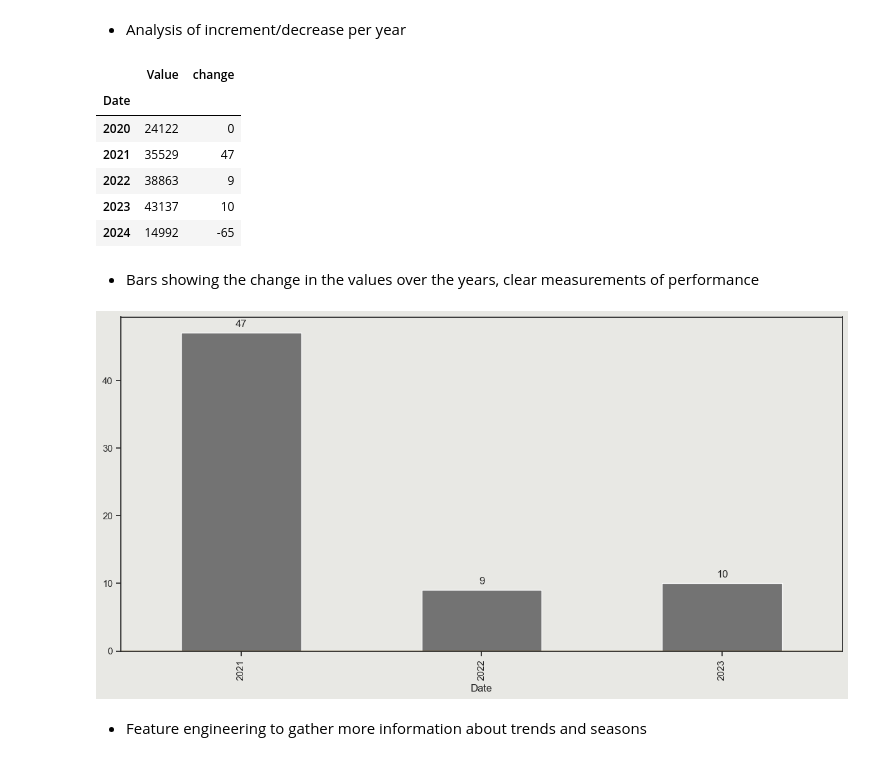
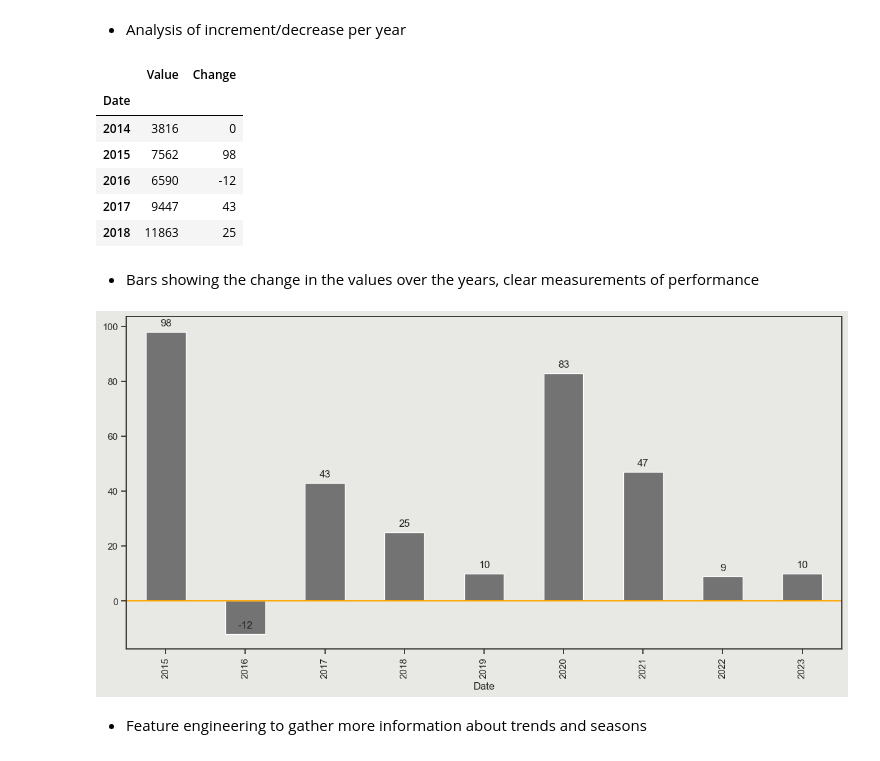
Before and after one commit to carlosgutierrezch/LSTM_Forecast, a Jupyter notebook: notebooks/EDA.ipynb, the cells around one changed output. Cells and saved outputs as stored; diff of their text form; code cells hidden in the pictures.

```diff
--- a/notebooks/EDA.ipynb
+++ b/notebooks/EDA.ipynb
@@ -138,31 +138,31 @@ plt.show()
 # %% [markdown]
 - Analysis of increment/decrease per year
 # %%
-change_percentage =TimeConfig.time_change(data)
+change_percentage =TimeConfig.time_change(df)
 change_percentage.head()
 # %% [output]
-|  | Value | change |
+|  | Value | Change |
 | Date |  |  |
-| 2020 | 24122 | 0 |
-| 2021 | 35529 | 47 |
-| 2022 | 38863 | 9 |
-| 2023 | 43137 | 10 |
-| 2024 | 14992 | -65 |
+| 2014 | 3816 | 0 |
+| 2015 | 7562 | 98 |
+| 2016 | 6590 | -12 |
+| 2017 | 9447 | 43 |
+| 2018 | 11863 | 25 |
 # %% [markdown]
 - Bars showing the change in the values over the years, clear measurements of performance
 # %%
 new= change_percentage.iloc[1:-1]
-ax = new["change"].plot.bar(figsize=(15,7), color="#737373", label="Growth per year")
+ax = new["Change"].plot.bar(figsize=(15,7), color="#737373", label="Growth per year")
 plt.axhline(y=0,color="orange")
 for p in ax.patches:
     ax.annotate(str(p.get_height()), (p.get_x() + p.get_width() / 2., p.get_height()), ha='center', va='center', xytext=(0, 10), textcoords='offset points')
 
 plt.gca().set_facecolor("#E8E8E4")
 plt.gcf().set_facecolor("#E8E8E4")
 
 plt.show()
 # %% [output]
-[figure, old version]
+[figure, new version]
 # %% [markdown]
 - Feature engineering to gather more information about trends and seasons
 # %%
```
Also changed, not shown: parts of 6 cells of this notebook, 1 other file.
